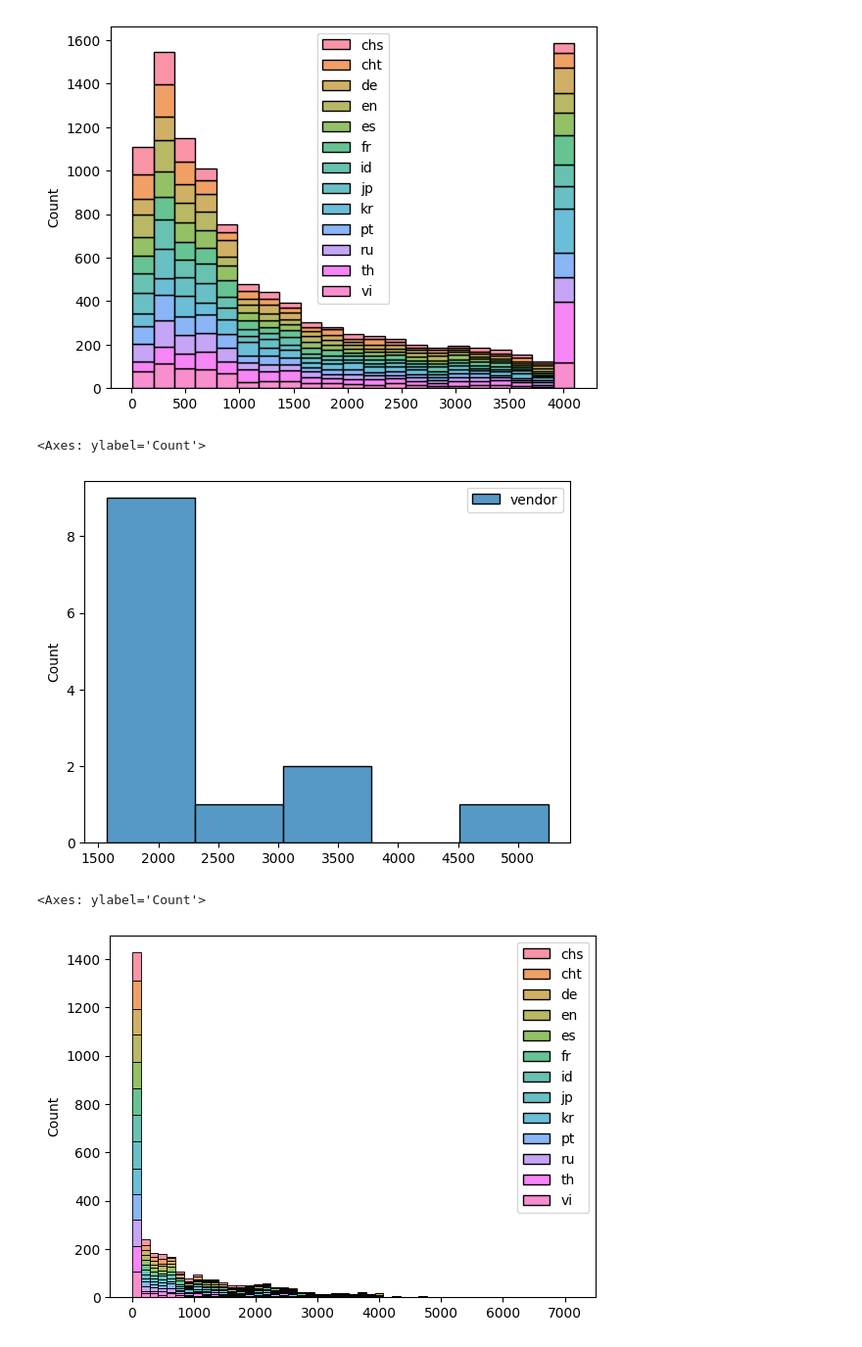
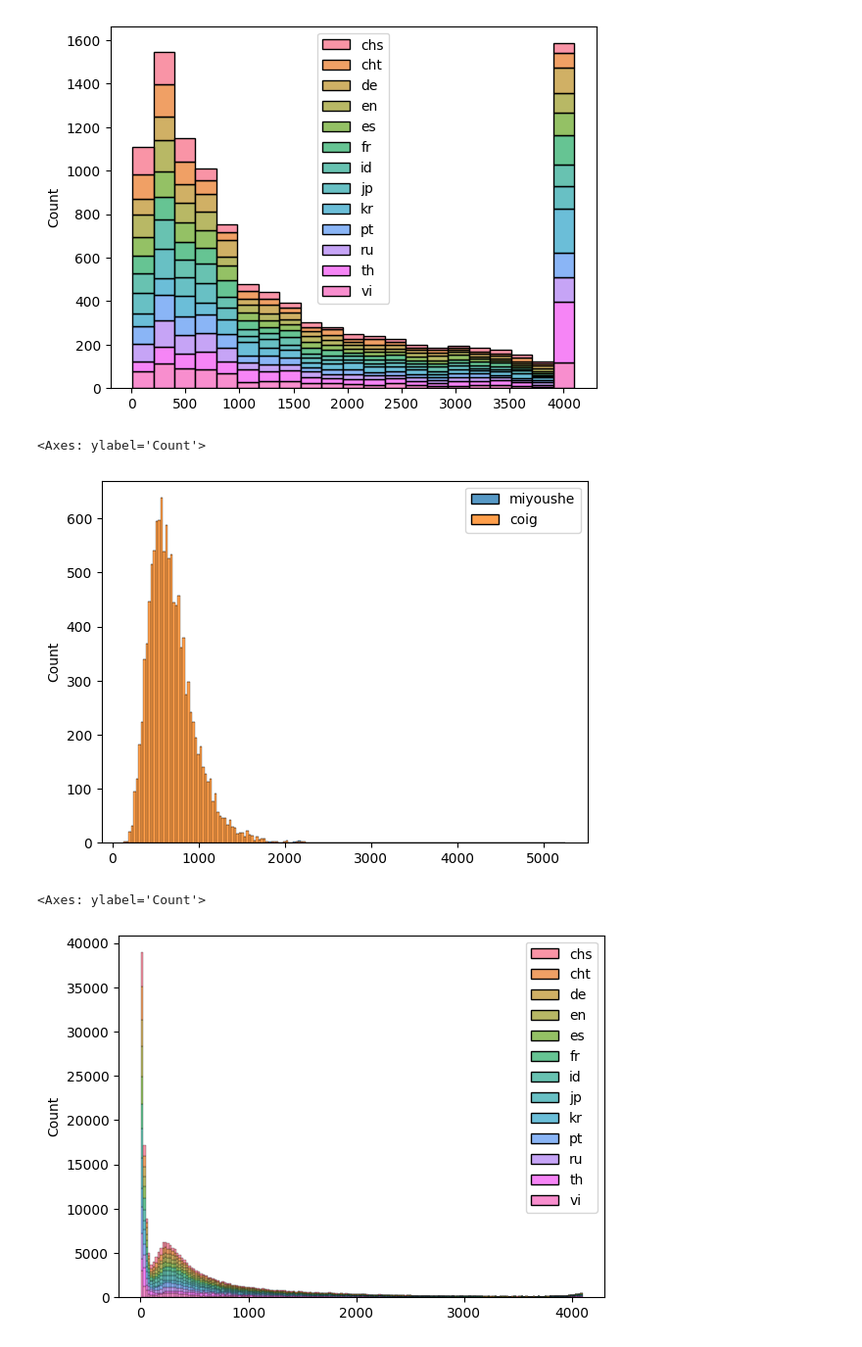
Before and after one commit to project-felys/delta-me13, a Jupyter notebook: metrics.ipynb, the cells around one changed output. Shown at 98% size. Saved outputs shown, nothing was run; the diff lists cells and outputs as text; code cells hidden in the pictures.

```diff
--- a/metrics.ipynb
+++ b/metrics.ipynb
@@ -2,7 +2,7 @@
 import seaborn as sns
 import json
 # %%
-with open("corpora/everything.json") as f:
+with open("corpora/pt.json") as f:
     metrics = json.load(f)
 
 sns.histplot(metrics, multiple="stack")
@@ -24,12 +24,12 @@ with open("corpora/vendor.json") as f:
 sns.histplot(metrics, multiple="stack")
 # %% [output]
 <Axes: ylabel='Count'>
-[figure, old version]
+[figure, new version]
 # %%
-with open("corpora/cyrene.json") as f:
+with open("corpora/sft.json") as f:
     metrics = json.load(f)
 
 sns.histplot(metrics, multiple="stack")
 # %% [output]
 <Axes: ylabel='Count'>
-[figure, old version]
+[figure, new version]
```
Also changed, not shown: parts of 1 cell of this notebook, 36 other files.
